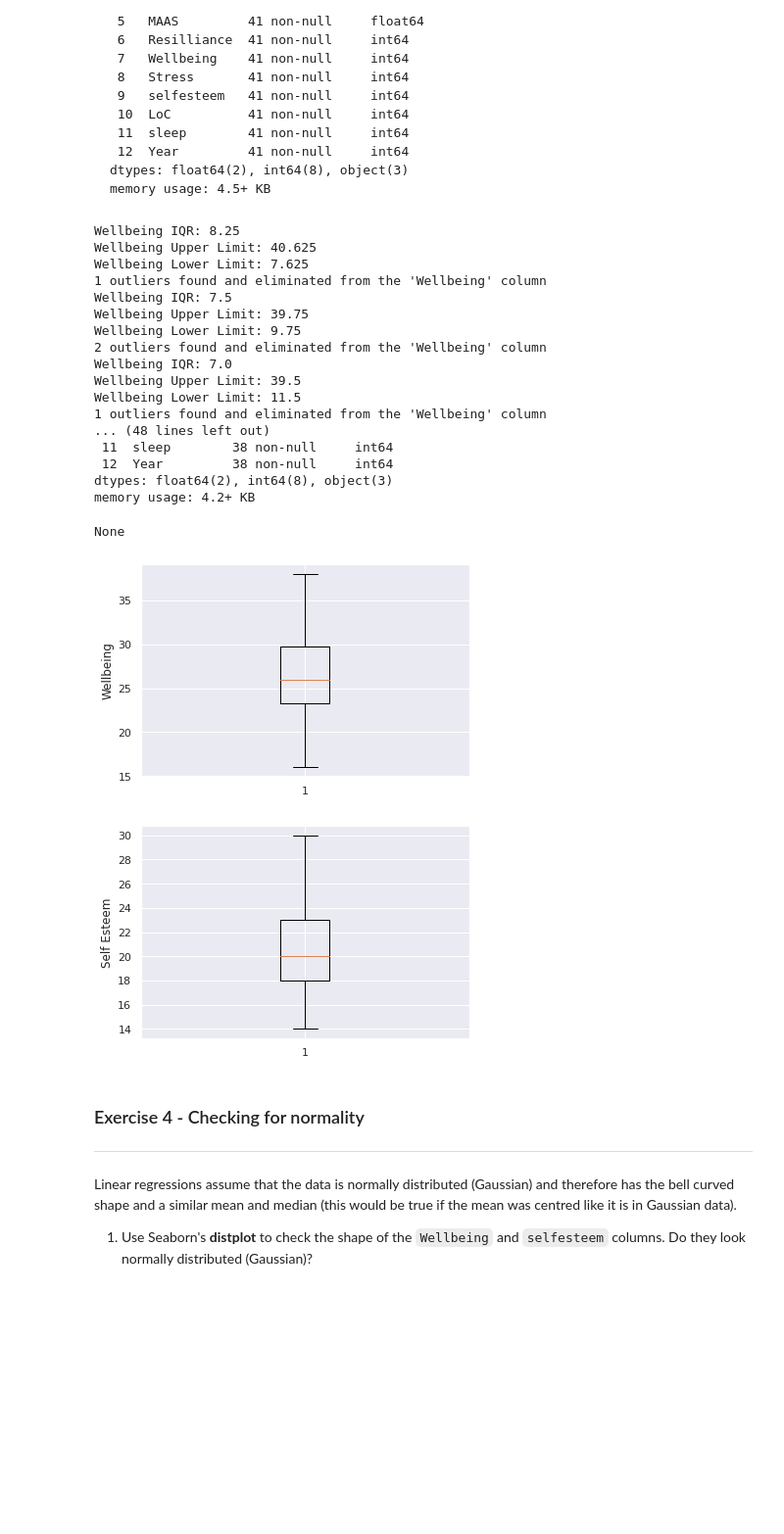
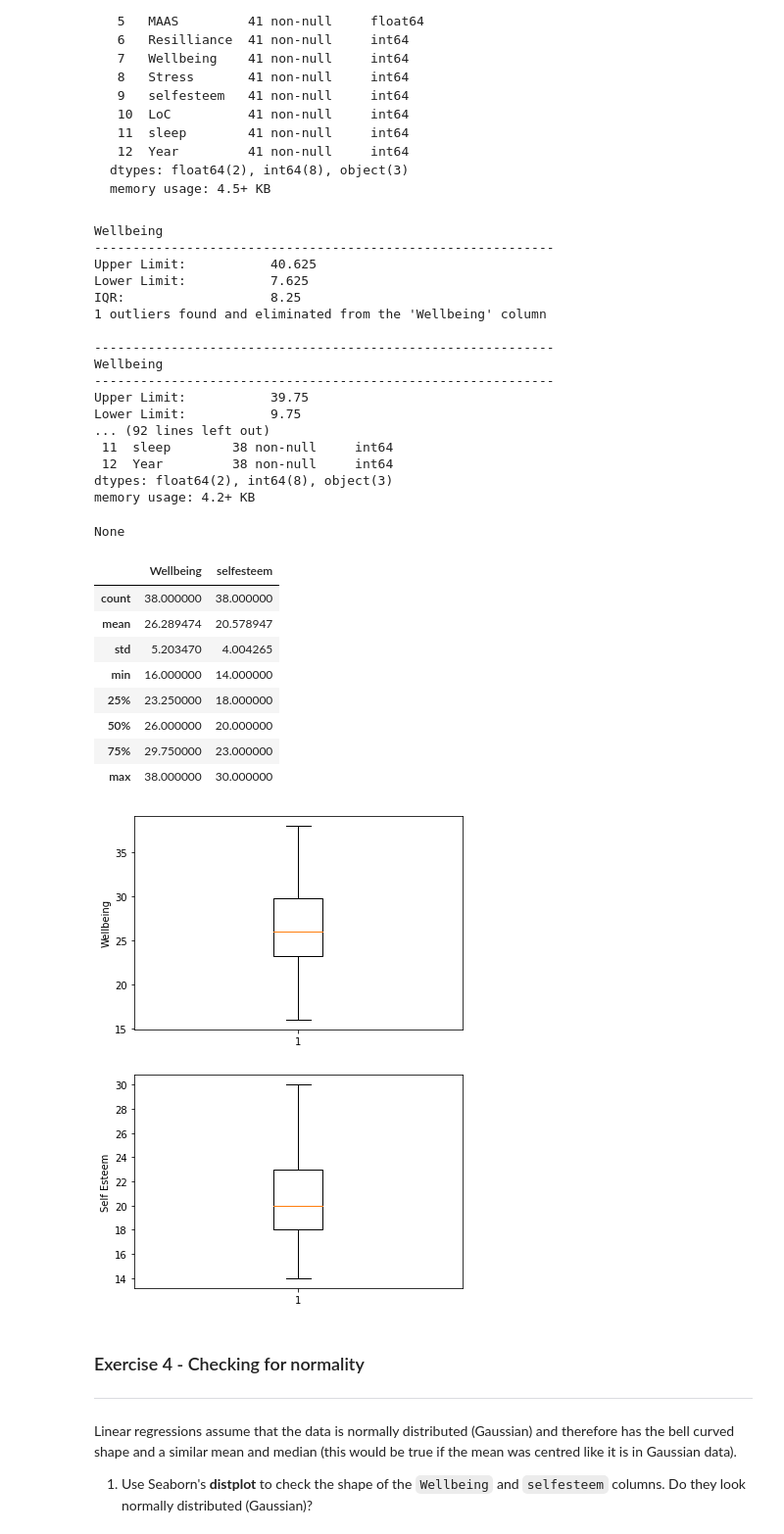
Before and after one commit to Imran-Github22/Imran-Github22, a Jupyter notebook: 8_2_Correlation_exercises.ipynb, the cells around one changed output. Shown at 98% size. Cells and saved outputs as stored; diff of their text form; code cells hidden in the pictures; blank space fills up the shorter version.

```diff
--- a/8_2_Correlation_exercises.ipynb
+++ b/8_2_Correlation_exercises.ipynb
@@ -195,12 +205,17 @@ def remove_outliers(df, column):
   Q3 = df[column].quantile(0.75)
   # Calculate the interquartile range IQR = (Q3 - Q1)
   IQR = Q3 - Q1
-  print(f'{column} IQR: {IQR}')
+
   # Calculate the lower and upper limits
   upper_limit = Q3 + 1.5 * IQR
   lower_limit = Q1 - 1.5 * IQR
-  print(f'{column} Upper Limit: {upper_limit}')
-  print(f'{column} Lower Limit: {lower_limit}')
+
+  print(f'{column}')
+  print('-'*60)
+  print(f'Upper Limit:           {upper_limit}')
+  print(f'Lower Limit:           {lower_limit}')
+  print(f'IQR:                   {IQR}')
+
   # Filter all the rows for the column below the lower_limit
   df_t = df[df[column] >= lower_limit]
   # Filter all the rows for the column above the upper_limit
@@ -213,7 +228,8 @@ def show_cleanup_stats(df, column):
   df_normal = remove_outliers(df, column)
   normal_df_rec_nums = len(df_normal)
   num_outliers = df_rec_nums - normal_df_rec_nums
-  print(f"{num_outliers} outliers found and eliminated from the '{column}' column")
+  print(f"{num_outliers} outliers found and eliminated from the '{column}' column\n")
+  print('-'*60)
   return df_normal, num_outliers
 
 # Recursively check the column for any outliers
@@ -227,47 +243,57 @@ def get_recurs_clean(df, column, h1=1):
 # Further clean the DataFrame through pass filtering
 def get_pass_filtering(df, column_a, column_b):
   # Through the first pass filtering
   df_normal = get_recurs_clean(df, column_a)
   df_normal = get_recurs_clean(df_normal, column_b)
   # Through the second pass filtering
   i = 0
   while i <=1:
     df_normal = get_recurs_clean(df_normal, column_a)
     df_normal = get_recurs_clean(df_normal, column_b)
     i+=1
   return df_normal
 
 df_normal = get_pass_filtering(psyc_df, 'Wellbeing', 'selfesteem')
 display(df_normal.info())
+display(df_normal[['Wellbeing', 'selfesteem']].describe())
 
 # Create the variables
 w = df_normal['Wellbeing']
 s = df_normal['selfesteem']
 
 # Show the boxplot
 show_boxplot(w, '', 'Wellbeing')
 show_boxplot(s, '' , 'Self Esteem')
 # %% [output]
-Wellbeing IQR: 8.25
-Wellbeing Upper Limit: 40.625
-Wellbeing Lower Limit: 7.625
+Wellbeing
+------------------------------------------------------------
+Upper Limit:           40.625
+Lower Limit:           7.625
+IQR:                   8.25
 1 outliers found and eliminated from the 'Wellbeing' column
-Wellbeing IQR: 7.5
-Wellbeing Upper Limit: 39.75
-Wellbeing Lower Limit: 9.75
-2 outliers found and eliminated from the 'Wellbeing' column
-Wellbeing IQR: 7.0
-Wellbeing Upper Limit: 39.5
-Wellbeing Lower Limit: 11.5
-1 outliers found and eliminated from the 'Wellbeing' column
-... (48 lines left out)
+
+------------------------------------------------------------
+Wellbeing
+------------------------------------------------------------
+Upper Limit:           39.75
+Lower Limit:           9.75
+... (92 lines left out)
  11  sleep        38 non-null     int64
  12  Year         38 non-null     int64
 dtypes: float64(2), int64(8), object(3)
 memory usage: 4.2+ KB
 None
+|  | Wellbeing | selfesteem |
+| count | 38.000000 | 38.000000 |
+| mean | 26.289474 | 20.578947 |
+| std | 5.203470 | 4.004265 |
+| min | 16.000000 | 14.000000 |
+| 25% | 23.250000 | 18.000000 |
+| 50% | 26.000000 | 20.000000 |
+| 75% | 29.750000 | 23.000000 |
+| max | 38.000000 | 30.000000 |
-[figure, old version]
+[figure, new version]
-[figure, old version]
+[figure, new version]
 # %% [markdown]
 ### Exercise 4 - Checking for normality
 ---
```
Also changed, not shown: parts of 1 cell of this notebook.
